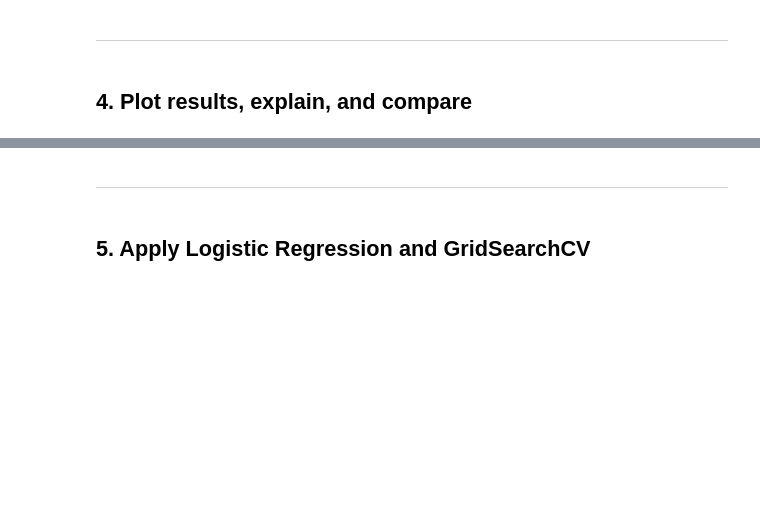
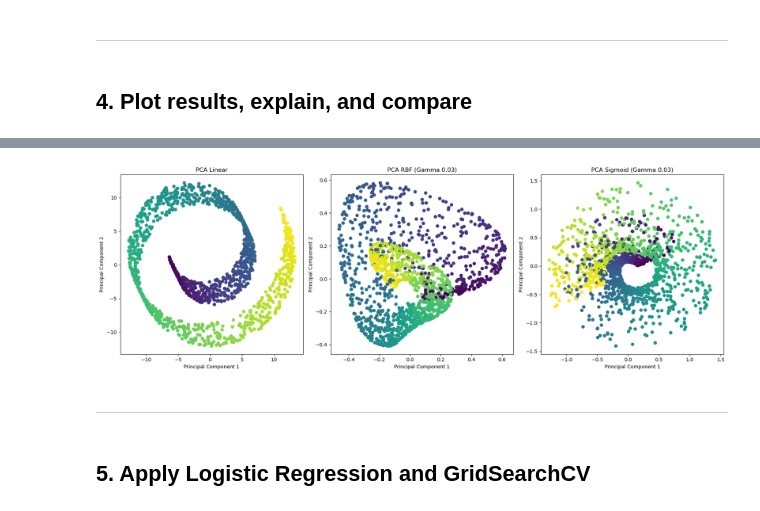
Before and after one commit to Ale248/FALL2024_COMP257, a Jupyter notebook: Assignment1/Question2.ipynb, the cells around one changed output, grey strips where cells are left out. Saved outputs shown, nothing was run; the diff lists cells and outputs as text; code cells hidden in the pictures; blank space fills up the shorter version.

```diff
--- a/Assignment1/Question2.ipynb
+++ b/Assignment1/Question2.ipynb
@@ -83,3 +83,31 @@ plt.show()
+# %%
+fig = plt.figure(figsize=(18,6))
+
+# Linear
+ax1 = fig.add_subplot(131)
+ax1.scatter(X_reduced_linear[:, 0], X_reduced_linear[:, 1], c=y)
+ax1.set_title('PCA Linear')
+ax1.set_xlabel('Principal Component 1')
+ax1.set_ylabel('Principal Component 2')
+
+# RBF
+ax2 = fig.add_subplot(132)
+ax2.scatter(X_reduced_rbf[:, 0], X_reduced_rbf[:, 1], c=y)
+ax2.set_title('PCA RBF (Gamma 0.03)')
+ax2.set_xlabel('Principal Component 1')
+ax2.set_ylabel('Principal Component 2')
+
+# Sigmoid
+ax3 = fig.add_subplot(133)
+ax3.scatter(X_reduced_sigmoid[:, 0], X_reduced_sigmoid[:, 1], c=y)
+ax3.set_title('PCA Sigmoid (Gamma 0.03)')
+ax3.set_xlabel('Principal Component 1')
+ax3.set_ylabel('Principal Component 2')
+
+plt.tight_layout()
+plt.show()
+# %% [output]
+[figure, added]
 # %% [markdown]
 ---
 # %% [markdown]
```
Also changed, not shown: parts of 3 cells of this notebook, 2 other files.
